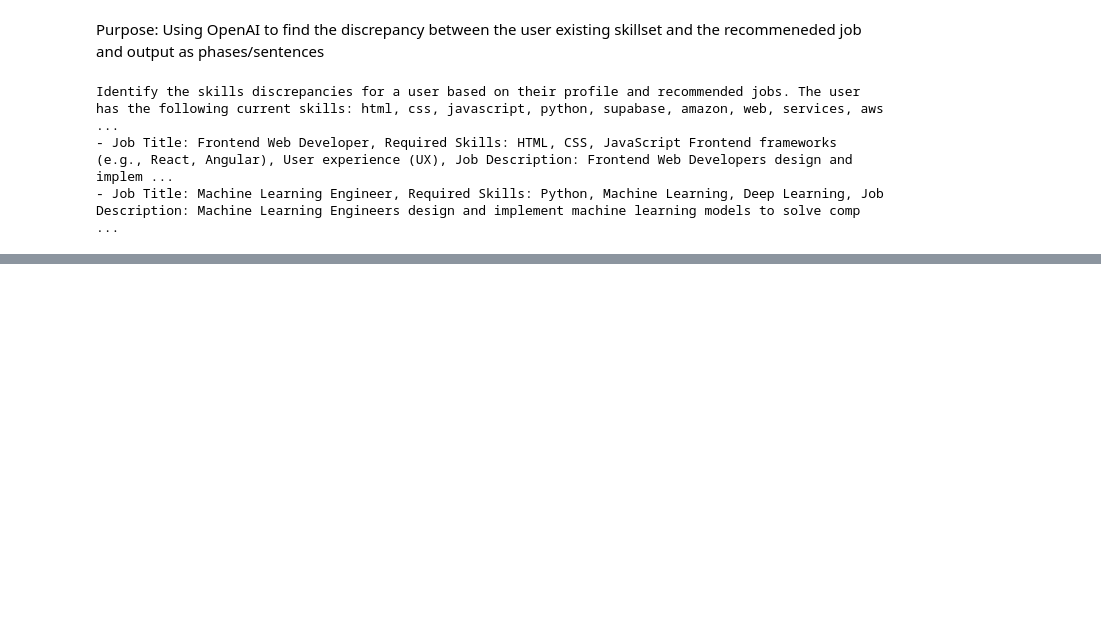
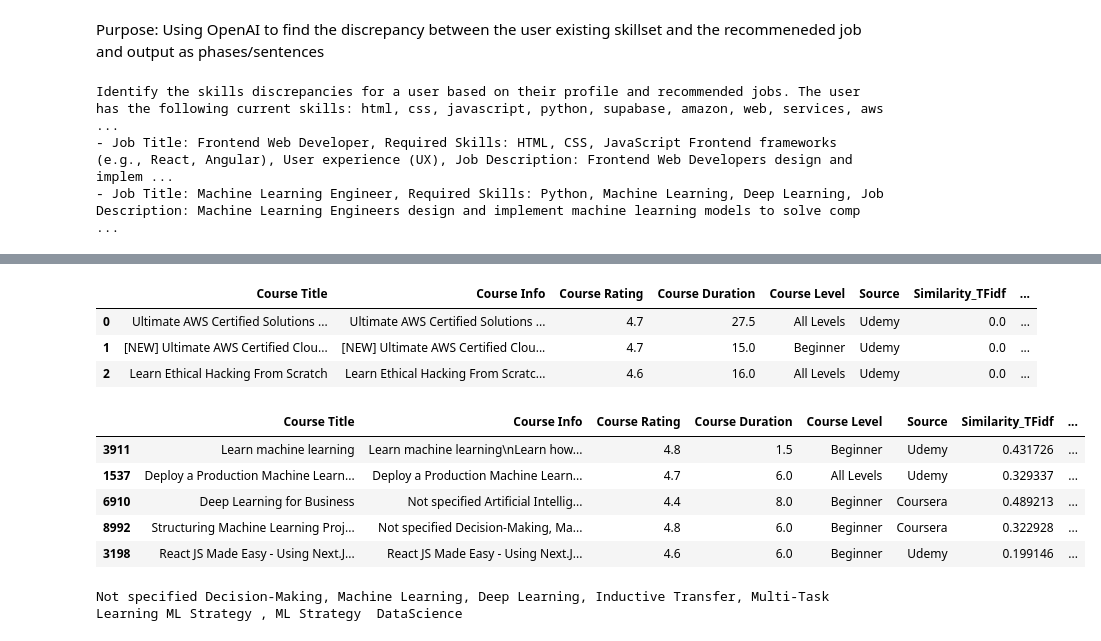
Before and after one commit to Xjkslhstxn/BT4222, a Jupyter notebook: OpenAI_xn.ipynb, the cells around one changed output, grey strips where cells are left out. Drawn from its saved outputs; the diff is of its cells as text; code cells hidden in the pictures; blank space fills up the shorter version.

```diff
--- a/OpenAI_xn.ipynb
+++ b/OpenAI_xn.ipynb
@@ -163,0 +397,9 @@ Recommended courses based on skill gap:
+# %%
+from sentence_transformers import SentenceTransformer
+
+# Load the pre-trained SBERT model
+model = SentenceTransformer('all-MiniLM-L6-v2')
+
+# Encode course info and skill gap
+course_vector_SBERT = course_info.apply(model.encode)
+skill_gap_embedding_SBERT = model.encode(skill_gap)
@@ -163,0 +413,13 @@ Recommended courses based on skill gap:
+# %%
+# Calculate cosine similarity
+course['Similarity_SBERT'] = course_vector_SBERT.apply(
+    lambda x: cosine_similarity([x], skill_gap_embedding_SBERT)[0][0]
+)
+# Get top N recommended courses
+top_n = 5
+recommended_courses = course.sort_values(by='Similarity_SBERT', ascending=False).head(top_n)
+recommended_courses
+
+# print top 5 course titles and similarity scores
+print("Recommended courses based on skill gap:")
+print(recommended_courses[['Course Title', 'Similarity_SBERT']])
@@ -163,0 +434,40 @@ Recommended courses based on skill gap:
+# %%
+course.head(3)
+# %% [output]
+|  | Course Title | Course Info | Course Rating | Course Duration | Course Level | Source | Similarity_TFidf | ... |
+| 0 | Ultimate AWS Certified Solutions ... | Ultimate AWS Certified Solutions ... | 4.7 | 27.5 | All Levels | Udemy | 0.0 | ... |
+| 1 | [NEW] Ultimate AWS Certified Clou... | [NEW] Ultimate AWS Certified Clou... | 4.7 | 15.0 | Beginner | Udemy | 0.0 | ... |
+| 2 | Learn Ethical Hacking From Scratch | Learn Ethical Hacking From Scratc... | 4.6 | 16.0 | All Levels | Udemy | 0.0 | ... |
+# %%
+# normalize the similarity scores
+from sklearn.preprocessing import MinMaxScaler
+scaler = MinMaxScaler()
+course['Similarity_TFidf_norm'] = scaler.fit_transform(course[['Similarity_TFidf']])
+course['Similarity_word2vec_norm'] = scaler.fit_transform(course[['Similarity_word2vec']])
+course['Similarity_BERT_norm'] = scaler.fit_transform(course[['Similarity_BERT']])
+course['Similarity_SBERT_norm'] = scaler.fit_transform(course[['Similarity_SBERT']])
+
+# Get a combined similarity score by weighted averaging
+course['Combined_Similarity'] = (
+    0.2 * course['Similarity_TFidf'] +
+    0.1 * course['Similarity_word2vec'] +
+    0.3 * course['Similarity_BERT'] +
+    0.4 * course['Similarity_SBERT']
+)
+
+# Get top N recommended courses
+top_n = 5
+recommended_courses = course.sort_values(by='Combined_Similarity', ascending=False).head(top_n)
+recommended_courses
+# %% [output]
+|  | Course Title | Course Info | Course Rating | Course Duration | Course Level | Source | Similarity_TFidf | ... |
+| 3911 | Learn machine learning | Learn machine learning\nLearn how... | 4.8 | 1.5 | Beginner | Udemy | 0.431726 | ... |
+| 1537 | Deploy a Production Machine Learn... | Deploy a Production Machine Learn... | 4.7 | 6.0 | All Levels | Udemy | 0.329337 | ... |
+| 6910 | Deep Learning for Business | Not specified Artificial Intellig... | 4.4 | 8.0 | Beginner | Coursera | 0.489213 | ... |
+| 8992 | Structuring Machine Learning Proj... | Not specified Decision-Making, Ma... | 4.8 | 6.0 | Beginner | Coursera | 0.322928 | ... |
+| 3198 | React JS Made Easy - Using Next.J... | React JS Made Easy - Using Next.J... | 4.6 | 6.0 | Beginner | Udemy | 0.199146 | ... |
+# %%
+# check 8992
+print(course.loc[8992, 'Course Info'])
+# %% [output]
+Not specified Decision-Making, Machine Learning, Deep Learning, Inductive Transfer, Multi-Task Learning ML Strategy , ML Strategy  DataScience
```
Also changed, not shown: parts of 35 cells of this notebook, 21 other files.
